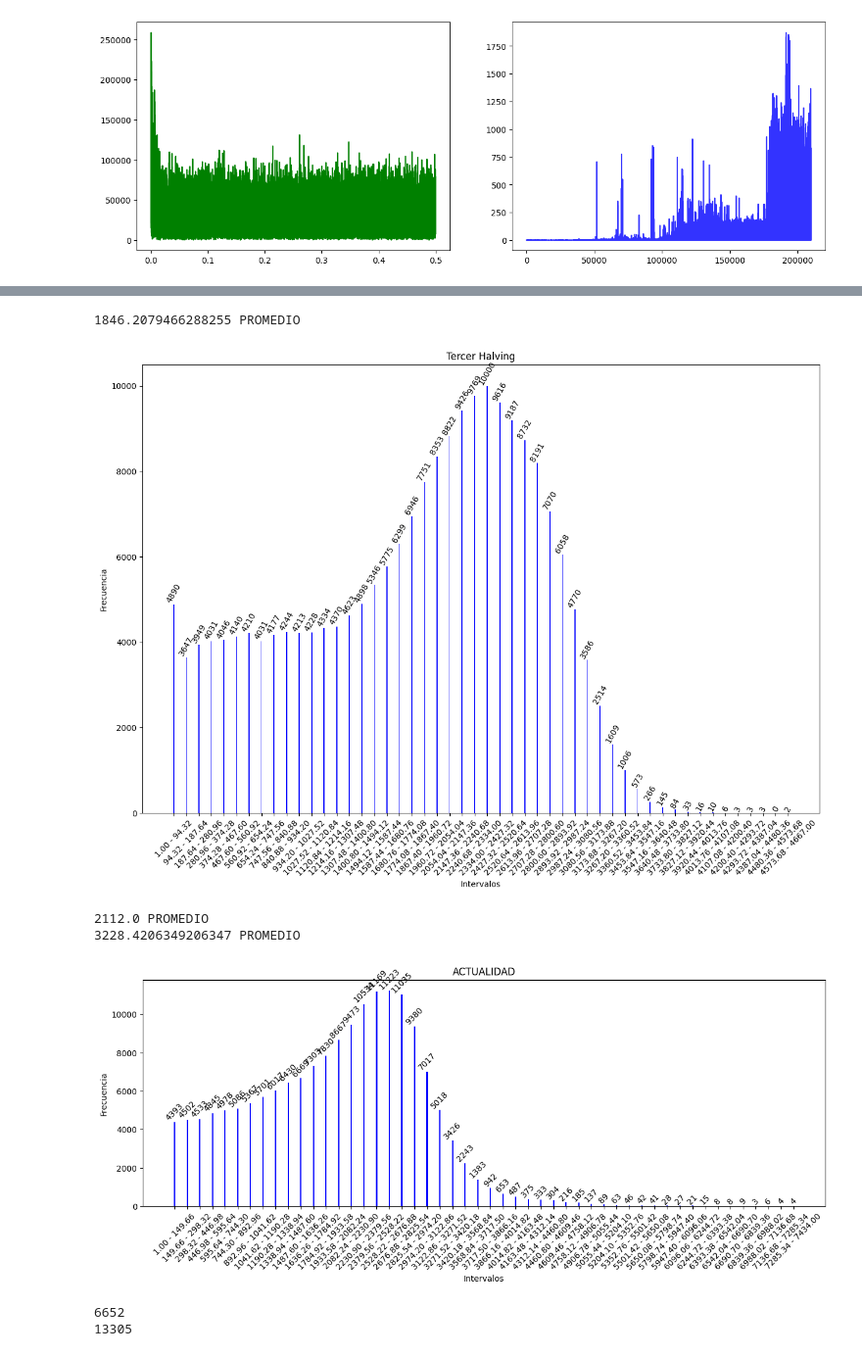
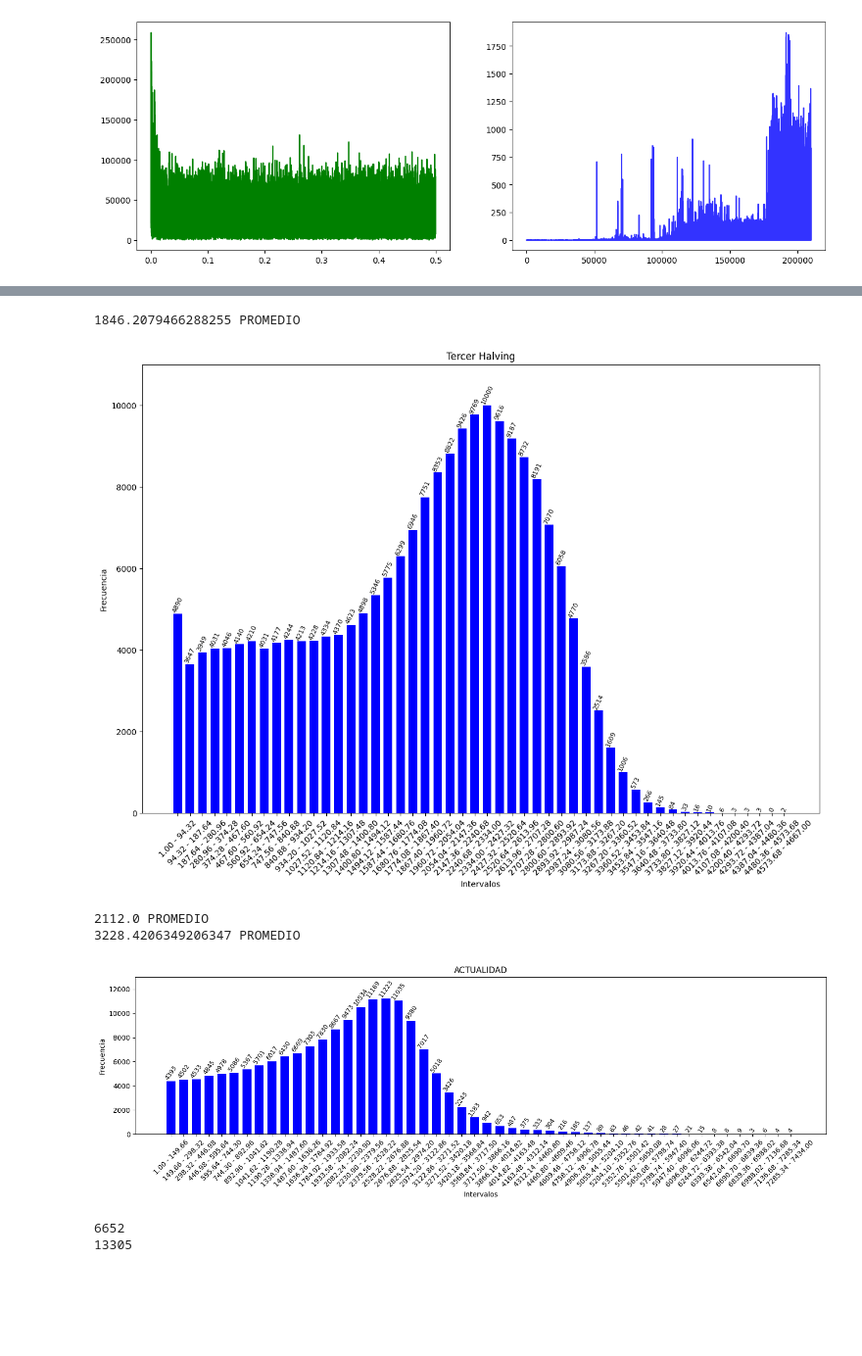
Before and after one commit to bitcoinR3search/BitcoinResearch, a Jupyter notebook: scripts/bra_pruebas/analisis_1.ipynb, the cells around one changed output, grey strips where cells are left out. Shown at 98% size. Drawn from its saved outputs; the diff is of its cells as text; code cells hidden in the pictures; blank space fills up the shorter version.

Commit message:
update_histogramas

```diff
--- a/scripts/bra_pruebas/analisis_1.ipynb
+++ b/scripts/bra_pruebas/analisis_1.ipynb
@@ -270,14 +267,15 @@ print(np.mean(ntx[210000:420001]),'PROMEDIO')
 plt.figure(figsize=(15, 5))
 hist, edges = np.histogram(ntx[210000:420001],bins=50)
 
-plt.bar(range(0, 50), hist, color='b',width=0.1)
+plt.bar(range(0, 50), hist, color='b',width=0.3)
 
 for i, freq in enumerate(hist):
-    plt.text(i, freq, str(freq), ha='center', va='bottom', fontsize=10, color='black',rotation=45)
+    plt.text(i, freq, str(freq), ha='center', va='bottom', fontsize=10, color='black',rotation=35)
 interval_labels = [f'{edges[i]:.2f} - {edges[i+1]:.2f}' for i in range(len(edges)-1)]
 plt.xticks(range(50), interval_labels,rotation=45 )
 
 plt.xlabel('Intervalos')
+plt.ylim(0,80000)
 plt.ylabel('Frecuencia')
 plt.title('Segundo Halving')
 plt.show()
@@ -289,42 +287,45 @@ print(np.mean(ntx[420000:630001]),'PROMEDIO')
 plt.figure(figsize=(15, 10))
 hist, edges = np.histogram(ntx[420000:630001],bins=50)
 
-plt.bar(range(0, 50), hist, color='b',width=0.08)
+plt.bar(range(0, 50), hist, color='b',width=0.7)
 
 for i, freq in enumerate(hist):
-    plt.text(i, freq, str(freq), ha='center', va='bottom', fontsize=10, color='black',rotation=60)
+    plt.text(i, freq, str(freq), ha='center', va='bottom', fontsize=8, color='black',rotation=65)
 interval_labels = [f'{edges[i]:.2f} - {edges[i+1]:.2f}' for i in range(len(edges)-1)]
 plt.xticks(range(50), interval_labels,rotation=45 )
 
 plt.xlabel('Intervalos')
+plt.ylim(0,11000)
 plt.ylabel('Frecuencia')
 plt.title('Tercer Halving')
 plt.show()
 # %% [output]
 1846.2079466288255 PROMEDIO
-[figure, old version]
+[figure, new version]
 # %%
 
 plt.figure(figsize=(15, 5))
 hist, edges = np.histogram(ntx[630000:],bins=50)
 print(np.median(ntx[630000:]),'PROMEDIO')
 print(np.mean(ntx[-1008:]),'PROMEDIO')
 
-plt.bar(range(0, 50), hist, color='b',width=0.1)
+plt.bar(range(0, 50), hist, color='b',width=0.7)
 
 for i, freq in enumerate(hist):
-    plt.text(i, freq, str(freq), ha='center', va='bottom', fontsize=10, color='black',rotation=45)
+    plt.text(i, freq, str(freq), ha='center', va='bottom', fontsize=9, color='black',rotation=55)
 interval_labels = [f'{edges[i]:.2f} - {edges[i+1]:.2f}' for i in range(len(edges)-1)]
 plt.xticks(range(50), interval_labels,rotation=45 )
 
 plt.xlabel('Intervalos')
 plt.ylabel('Frecuencia')
+plt.ylim(0,13000)
 plt.title('ACTUALIDAD')
+plt.tight_layout()
 plt.show()
 # %% [output]
 2112.0 PROMEDIO
 3228.4206349206347 PROMEDIO
-[figure, old version]
+[figure, new version]
 # %%
 
 tiempo_segundos=(n_block-n_block[0])
```
Also changed, not shown: parts of 3 cells of this notebook.
